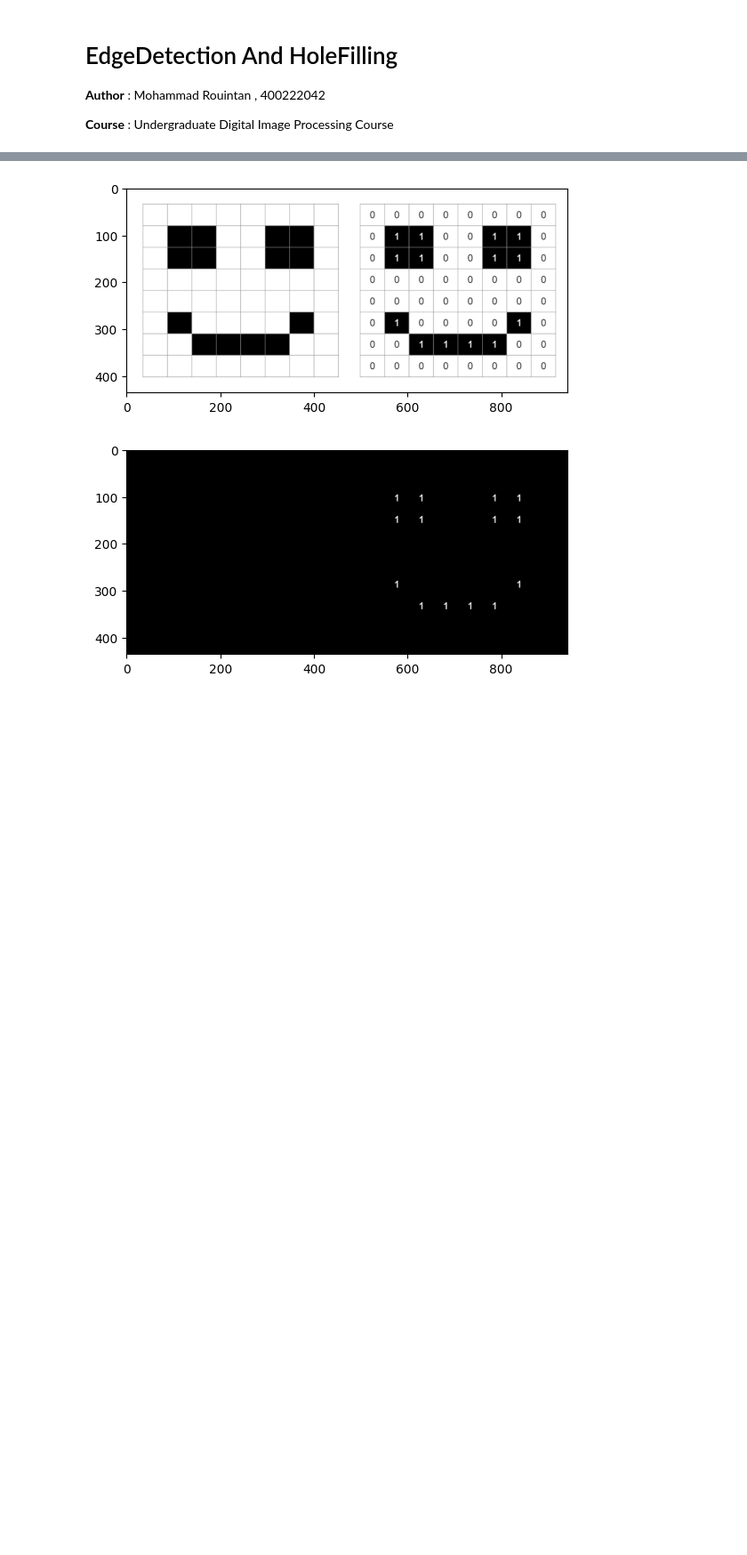
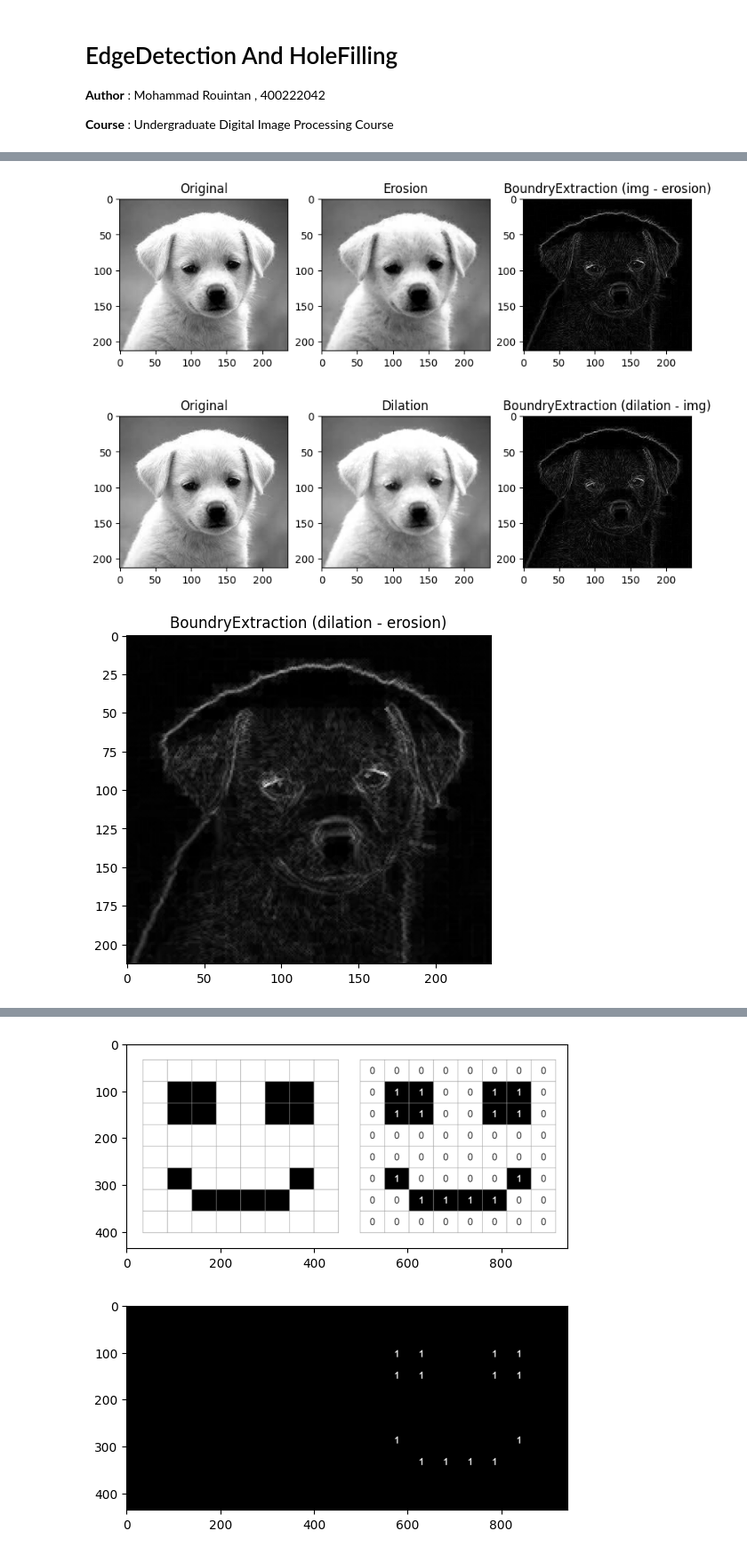
Before and after one commit to MohammadRouintan/Practice-Digital-Image-Processing, a Jupyter notebook: Exercise4/EdgeDetectionAndHoleFilling.ipynb, the cells around one changed output, grey strips where cells are left out. Shown at 89% size. Drawn from its saved outputs; the diff is of its cells as text; code cells hidden in the pictures; blank space fills up the shorter version.

```diff
--- a/Exercise4/EdgeDetectionAndHoleFilling.ipynb
+++ b/Exercise4/EdgeDetectionAndHoleFilling.ipynb
@@ -22,0 +44,6 @@ def BoundryExtraction(path):
+# %%
+img1_gray = cv2.imread('Images/img1gray.jpeg', 0)
+BoundryExtraction(img1_gray)
+# %% [output]
+[figure, added]
+[figure, added]
```
Also changed, not shown: parts of 22 cells of this notebook, 6 other files.
